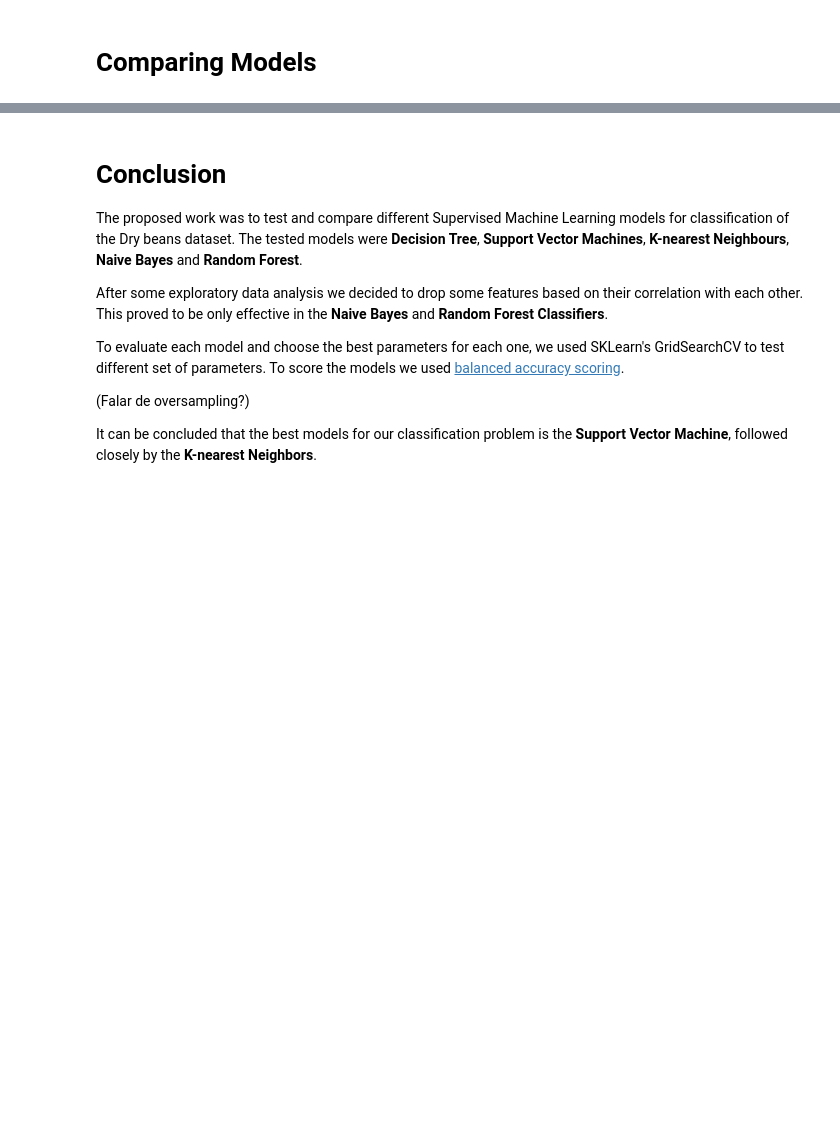
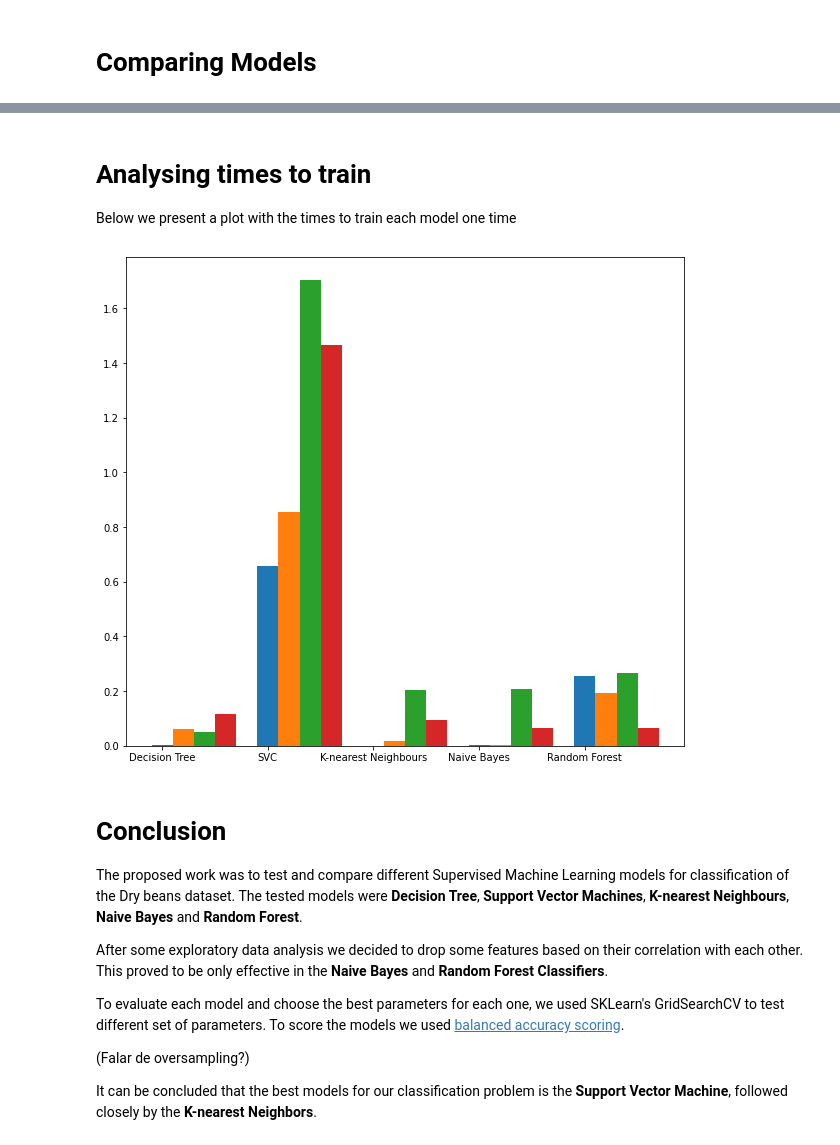
Before and after one commit to Educorreia932/FEUP-IART, a Jupyter notebook: src/notebook.ipynb, the cells around one changed output, grey strips where cells are left out. Drawn from its saved outputs; the diff is of its cells as text; code cells hidden in the pictures; blank space fills up the shorter version.

```diff
--- a/src/notebook.ipynb
+++ b/src/notebook.ipynb
@@ -618,3 +563,53 @@ plt.show()
+# %% [markdown]
+# Analysing times to train
+
+Below we present a plot with the times to train each model one time
+# %%
+times = {
+    "Decision Tree" : [
+        measure_time(original_bean_data, DecisionTreeClassifier(), dt_original.best_params_),
+        measure_time(bean_data, DecisionTreeClassifier(), dt.best_params_),
+        measure_time(original_bean_data, DecisionTreeClassifier(), dt.best_params_, oversample=False), # TODO change
+        measure_time(bean_data, DecisionTreeClassifier(), dt_os_fs.best_params_, oversample=True)
+    ],
+    "SVC" : [
+        measure_time(original_bean_data, SVC(), svc_original.best_params_, scaler=StandardScaler()),
+        measure_time(bean_data, SVC(), svc.best_params_, scaler=StandardScaler()),
+        measure_time(original_bean_data, SVC(), svc_os.best_params_, oversample=True, scaler=StandardScaler()),
+        measure_time(bean_data, SVC(), svc_os_fs.best_params_, oversample=True, scaler=StandardScaler())
+    ],
+    "K-nearest Neighbours" : [
+        measure_time(original_bean_data, neighbors.KNeighborsClassifier(), knn_original.best_params_, scaler=StandardScaler()),
+        measure_time(bean_data, neighbors.KNeighborsClassifier(), knn.best_params_, scaler=StandardScaler()),
+        measure_time(original_bean_data, neighbors.KNeighborsClassifier(), knn_os.best_params_, oversample=True, scaler=StandardScaler()),
+        measure_time(bean_data, neighbors.KNeighborsClassifier(), knn_os_fs.best_params_, oversample=True, scaler=StandardScaler())
+    ],
+    "Naive Bayes" : [
+        measure_time(original_bean_data, GaussianNB(), nb_original.best_params_, scaler=StandardScaler()),
+        measure_time(bean_data, GaussianNB(), nb.best_params_, scaler=StandardScaler()),
+        measure_time(original_bean_data, GaussianNB(), nb_os.best_params_, oversample=True, scaler=StandardScaler()),
+        measure_time(bean_data, GaussianNB(), nb_os_fs.best_params_, oversample=True, scaler=StandardScaler())
+    ],
+    "Random Forest" : [
+        measure_time(original_bean_data, RandomForestClassifier(), rfc_original.best_params_),
+        measure_time(bean_data, RandomForestClassifier(), rfc.best_params_),
+        measure_time(original_bean_data, RandomForestClassifier(), rfc_os.best_params_, oversample=True),
+        measure_time(bean_data, RandomForestClassifier(), rfc_os_fs.best_params_, oversample=True)
+    ]
+}
+
+ind = np.arange(5)
+
+plt.figure(figsize=(10,9))
+plt.bar(ind, [i[0] for i in times.values()], 0.2)
+ax = plt.bar(ind + 0.2, [i[1] for i in times.values()], 0.2)
+ax = plt.bar(ind + 0.4, [i[2] for i in times.values()], 0.2)
+ax = plt.bar(ind + 0.6, [i[3] for i in times.values()], 0.2)
+plt.xticks(ind, times.keys())
+# plt.ylim(0.7, 1)
+plt.show()
+# %% [output]
+[figure, added]
 # %% [markdown]
 # Conclusion
 
```
Also changed, not shown: parts of 28 cells of this notebook, 1 other file.
